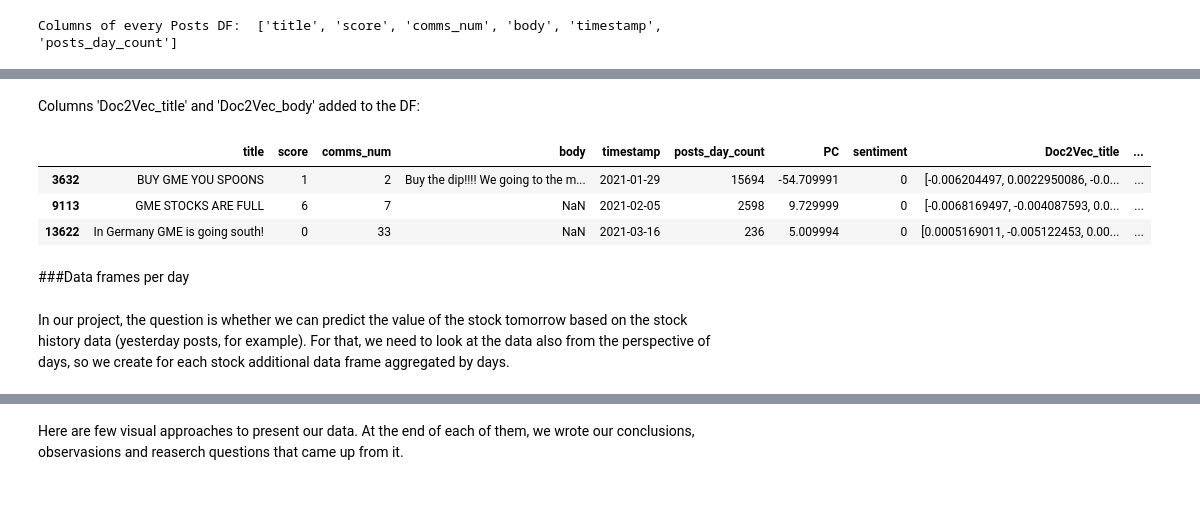
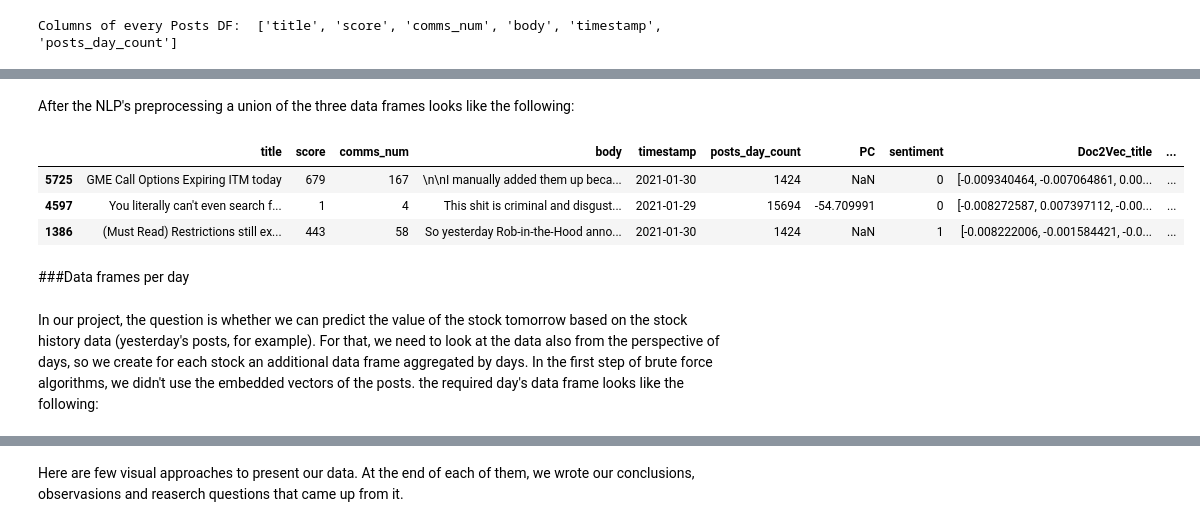
Before and after one commit to amit-shahar/StockValues, a Jupyter notebook: StocksValues.ipynb, the cells around one changed output, grey strips where cells are left out. Saved outputs shown, nothing was run; the diff lists cells and outputs as text; code cells hidden in the pictures; blank space fills up the shorter version.

```diff
--- a/StocksValues.ipynb
+++ b/StocksValues.ipynb
@@ -362,21 +384,22 @@ except:
 GME_df.name = 'GME'
 AMC_df.name = 'AMC'
 NOK_df.name = 'NOK'
-# %% [markdown]
-Columns 'Doc2Vec_title' and 'Doc2Vec_body' added to the DF:
-# %%
-GME_df.sample(n=3)
-# %% [output]
-|  | title | score | comms_num | body | timestamp | posts_day_count | PC | sentiment | Doc2Vec_title | ... |
-| 3632 | BUY GME YOU SPOONS | 1 | 2 | Buy the dip!!!! We going to the m... | 2021-01-29 | 15694 | -54.709991 | 0 | [-0.006204497, 0.0022950086, -0.0... | ... |
-| 9113 | GME STOCKS ARE FULL | 6 | 7 | NaN | 2021-02-05 | 2598 | 9.729999 | 0 | [-0.0068169497, -0.004087593, 0.0... | ... |
-| 13622 | In Germany GME is going south! | 0 | 33 | NaN | 2021-03-16 | 236 | 5.009994 | 0 | [0.0005169011, -0.005122453, 0.00... | ... |
+# %% [markdown]
+After the NLP's preprocessing a union of the three data frames looks like the following:
 # %%
 #@title Union df
 union_df = pd.concat([GME_df.assign(stock_name="GME"), AMC_df.assign(stock_name="AMC"), NOK_df.assign(stock_name="NOK")])
 stocks_df_list = [GME_df, AMC_df, NOK_df]
+union_df.sample(n=3)
+# %% [output]
+|  | title | score | comms_num | body | timestamp | posts_day_count | PC | sentiment | Doc2Vec_title | ... |
+| 5725 | GME Call Options Expiring ITM today | 679 | 167 | \n\nI manually added them up beca... | 2021-01-30 | 1424 | NaN | 0 | [-0.009340464, -0.007064861, 0.00... | ... |
+| 4597 | You literally can't even search f... | 1 | 4 | This shit is criminal and disgust... | 2021-01-29 | 15694 | -54.709991 | 0 | [-0.008272587, 0.007397112, -0.00... | ... |
+| 1386 | (Must Read) Restrictions still ex... | 443 | 58 | So yesterday Rob-in-the-Hood anno... | 2021-01-30 | 1424 | NaN | 1 | [-0.008222006, -0.001584421, -0.0... | ... |
 # %% [markdown]
 ###Data frames per day
 # %% [markdown]
-In our project, the question is whether we can predict the value of the stock tomorrow based on the stock history data (yesterday posts, for example). For that, we need to look at the data also from the perspective of days, so we create for each stock additional data frame aggregated by days.
+In our project, the question is whether we can predict the value of the stock tomorrow based on the stock history data (yesterday's posts, for example). For that, we need to look at the data also from the perspective of days, so we create for each stock an additional data frame aggregated by days.
+In the first step of brute force algorithms, we didn't use the embedded vectors of the posts.
+the required day's data frame looks like the following:
 # %%
```
Also changed, not shown: parts of 54 cells of this notebook.
